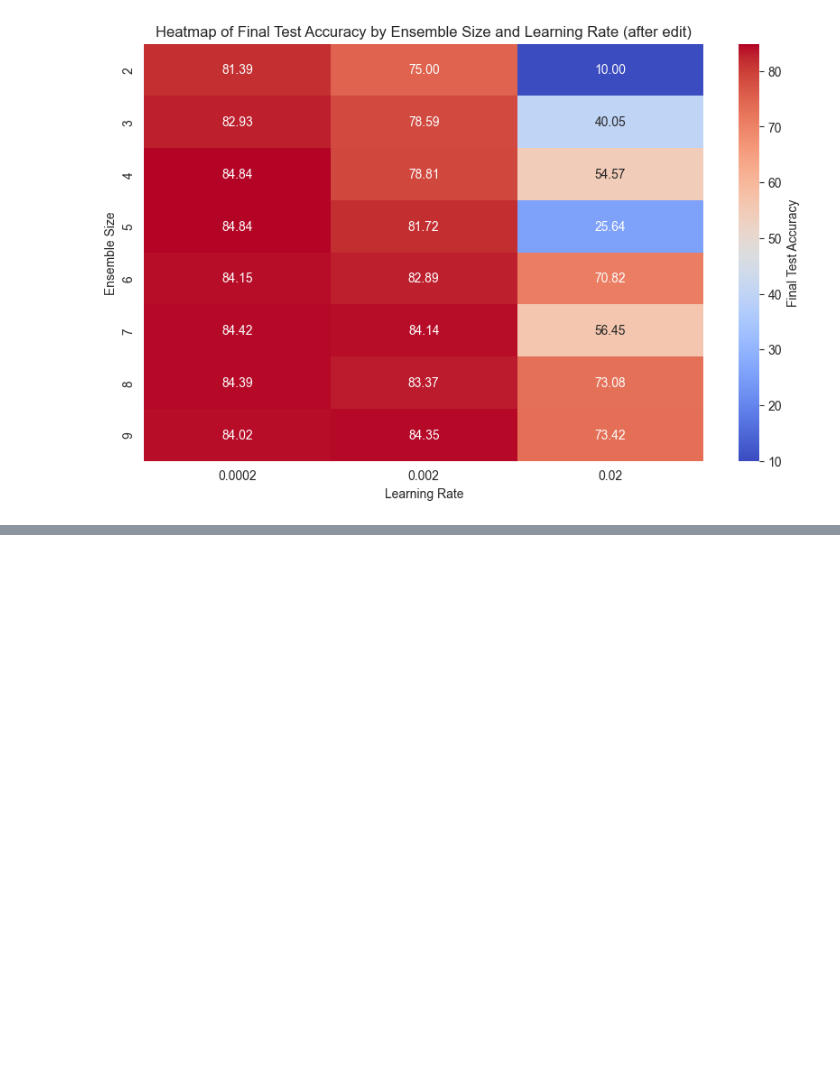
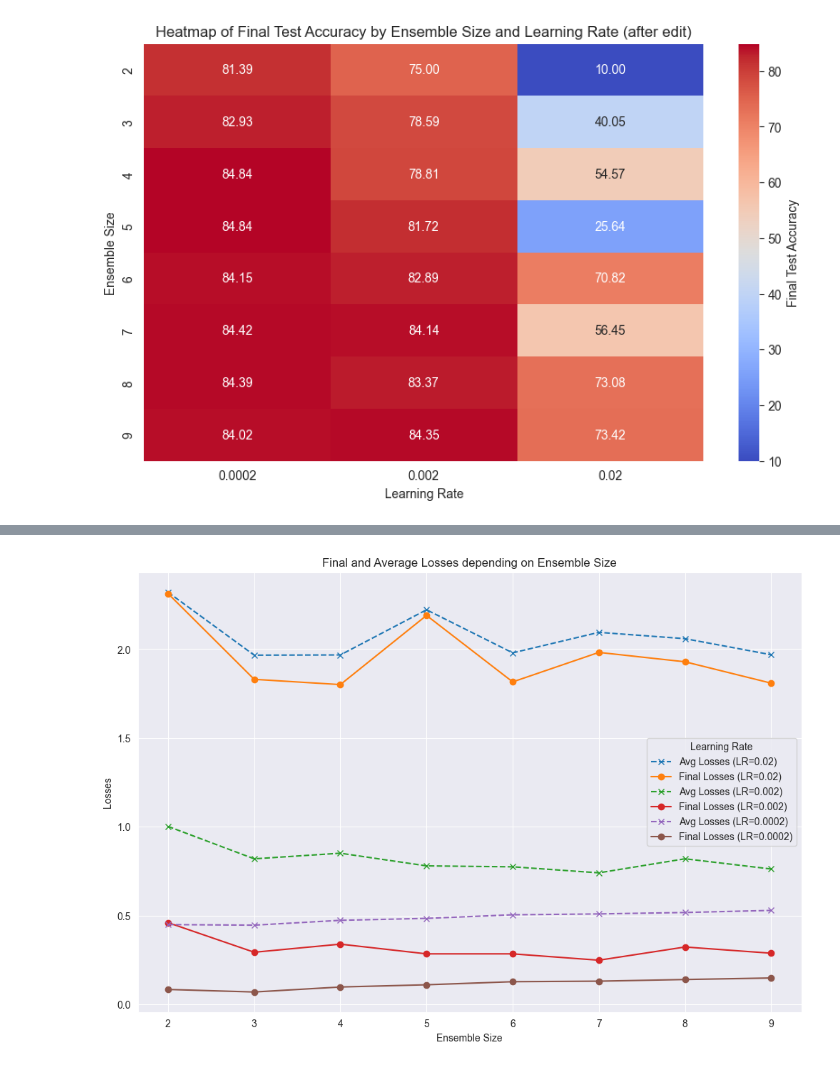
Before and after one commit to stefanielnz/P7_BatchEnsemble, a Jupyter notebook: code/CNN_Parameter_Testing.ipynb, the cells around one changed output, grey strips where cells are left out. Drawn from its saved outputs; the diff is of its cells as text; code cells hidden in the pictures; blank space fills up the shorter version.

```diff
--- a/code/CNN_Parameter_Testing.ipynb
+++ b/code/CNN_Parameter_Testing.ipynb
@@ -398,0 +523,26 @@ plt.show()
+# %%
+import pandas as pd
+import matplotlib.pyplot as plt
+
+# Load the CSV file
+file_path = 'data/ensemble_size_results-new.csv'
+df = pd.read_csv(file_path)
+
+# Extract the relevant columns for losses
+df_subset_loss = df[['ensemble_size', 'lr', 'avg_losses', 'final_losses']]
+
+# Create the plot for both final and average losses
+plt.figure(figsize=(12, 8))
+
+for lr_value in df_subset_loss['lr'].unique():
+    subset = df_subset_loss[df_subset_loss['lr'] == lr_value]
+    plt.plot(subset['ensemble_size'], subset['avg_losses'], label=f'Avg Losses (LR={lr_value})', linestyle='--', marker='x')
+    plt.plot(subset['ensemble_size'], subset['final_losses'], label=f'Final Losses (LR={lr_value})', linestyle='-', marker='o')
+
+plt.xlabel('Ensemble Size')
+plt.ylabel('Losses')
+plt.title('Final and Average Losses depending on Ensemble Size')
+plt.legend(title='Learning Rate')
+plt.show()
+# %% [output]
+[figure, added]
```
Also changed, not shown: parts of 3 cells of this notebook.
